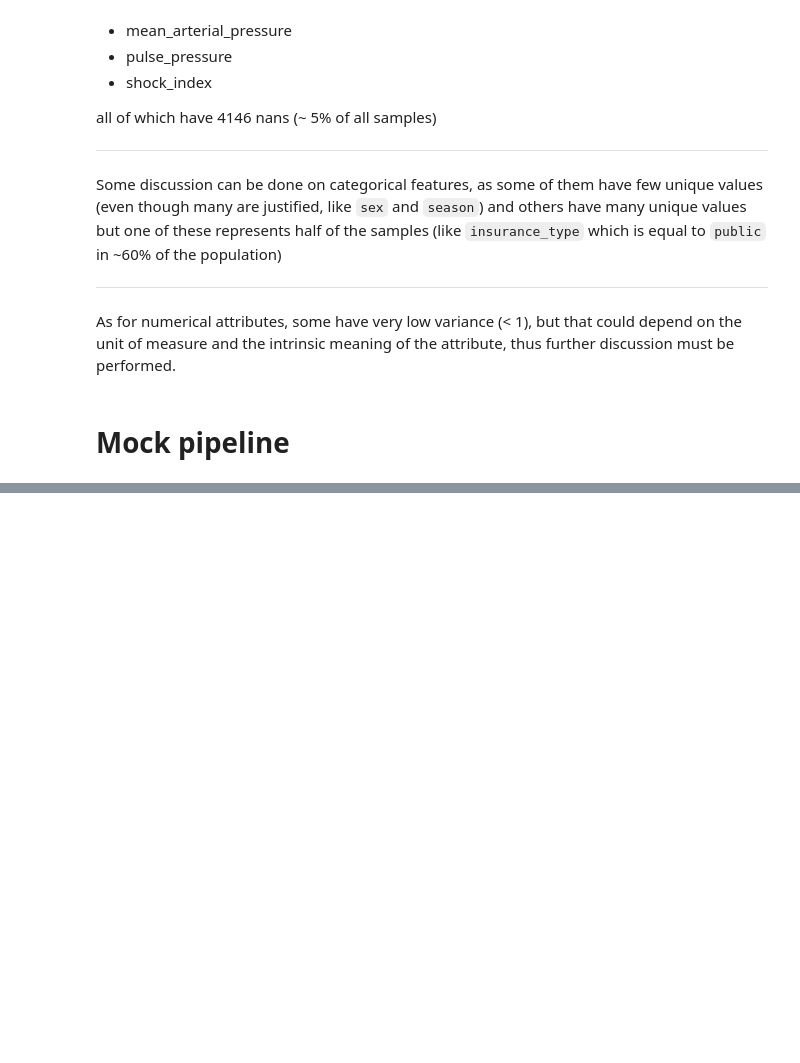
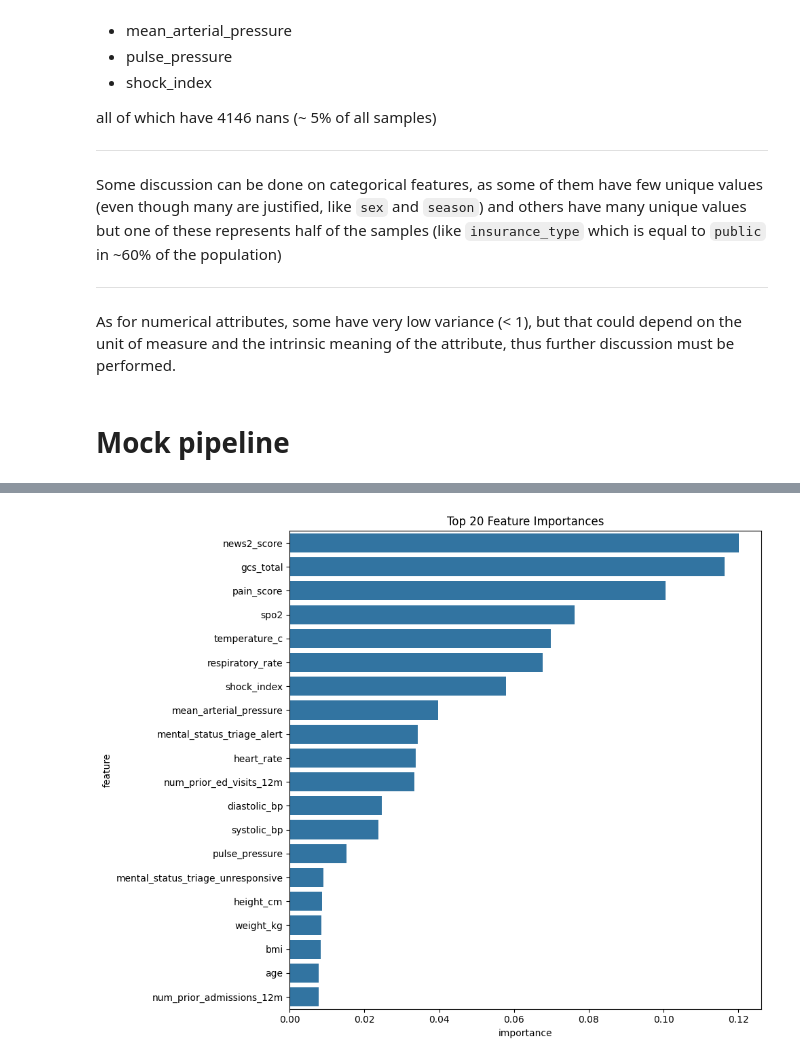
Before and after one commit to dsAlessandro/Emergency-Department-Acuity-Prediction, a Jupyter notebook: notebook.ipynb, the cells around one changed output, grey strips where cells are left out. Cells and saved outputs as stored; diff of their text form; code cells hidden in the pictures; blank space fills up the shorter version.

```diff
--- a/notebook.ipynb
+++ b/notebook.ipynb
@@ -196,6 +239,7 @@ preprocessor = ColumnTransformer(
             Pipeline(
                 [
                     ("imp", SimpleImputer(strategy="constant", fill_value=-1)),
+                    ("scaler", StandardScaler())
                 ]
             ),
             numericals
@@ -234,0 +438,18 @@ print(f"predicting done, overall accuracy: {acc}")
+# %%
+# analyzing initial feature importance
+feature_importances = clf.feature_importances_
+feature_names_cat = preprocessor.named_transformers_['cat']['encoder'].get_feature_names_out(categoricals)
+feature_names_num = numericals
+feature_names = np.concatenate((feature_names_cat, feature_names_num))
+feature_importance_df = pd.DataFrame({
+    "feature": feature_names,
+    "importance": feature_importances
+}).sort_values(by="importance", ascending=False)
+# horizontal bar plot of feature importance
+plt.figure(figsize=(10, 8))
+sns.barplot(x="importance", y="feature", data=feature_importance_df.head(20))
+plt.title("Top 20 Feature Importances")
+plt.tight_layout()
+plt.show()
+# %% [output]
+[figure, added]
```
Also changed, not shown: parts of 8 cells of this notebook.
